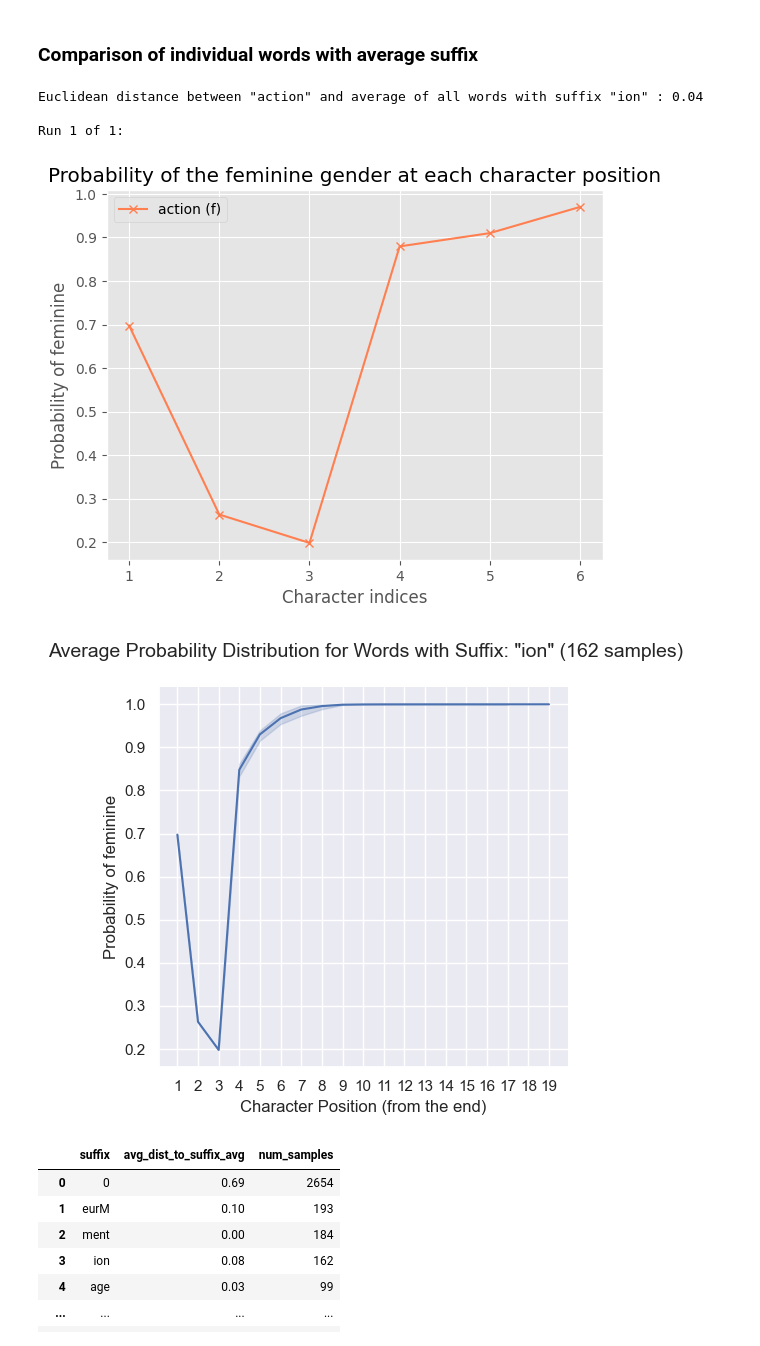
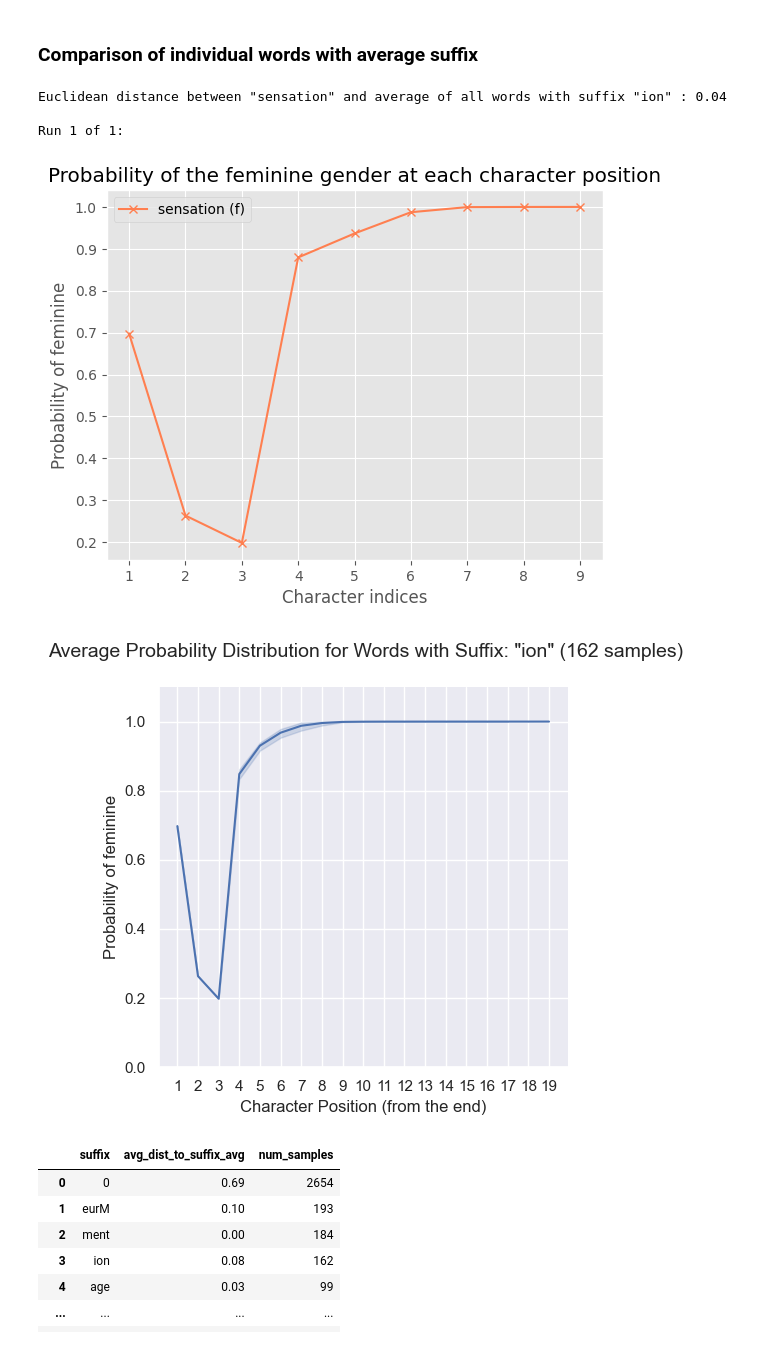
Before and after one commit to NazaninShafiabadi/gender_prediction, a Jupyter notebook: src/similarity_analysis.ipynb, the cells around one changed output. Saved outputs shown, nothing was run; the diff lists cells and outputs as text; code cells hidden in the pictures.

```diff
--- a/src/similarity_analysis.ipynb
+++ b/src/similarity_analysis.ipynb
@@ -12,24 +12,24 @@ orth_preds_x10 = pd.read_csv('../results/echantinom_orth_preds_x10.csv')
 ### Comparison of individual words with average suffix
 # %%
 # Example
-word = 'action'
+word = 'sensation'
 suffix = 'ion'
 gender = 'f'
 
 distance = Distance(orth_preds)
 sfx_avg = SuffixAverage(orth_preds, suffix)
 sfx_avg_probs = sfx_avg.prob(gender=gender)
 
 print(f'Euclidean distance between "{word}" and average of all words with suffix "{suffix}" : {distance.euclidean(word, sfx_avg_probs):.2f}\n')
 
 view_curve([word], orth_preds, binary=True, gender=gender)
-sfx_avg.plot(gender=gender)
+sfx_avg.plot(gender=gender, scale=[0, 1.1])
 # %% [output]
-Euclidean distance between "action" and average of all words with suffix "ion" : 0.04
+Euclidean distance between "sensation" and average of all words with suffix "ion" : 0.04
 
 Run 1 of 1:
-[figure, old version]
+[figure, new version]
-[figure, old version]
+[figure, new version]
 # %%
 suffixes = orth_preds.suffix.value_counts().to_dict()
 
```
Also changed, not shown: parts of 2 cells of this notebook, 4 other files.
